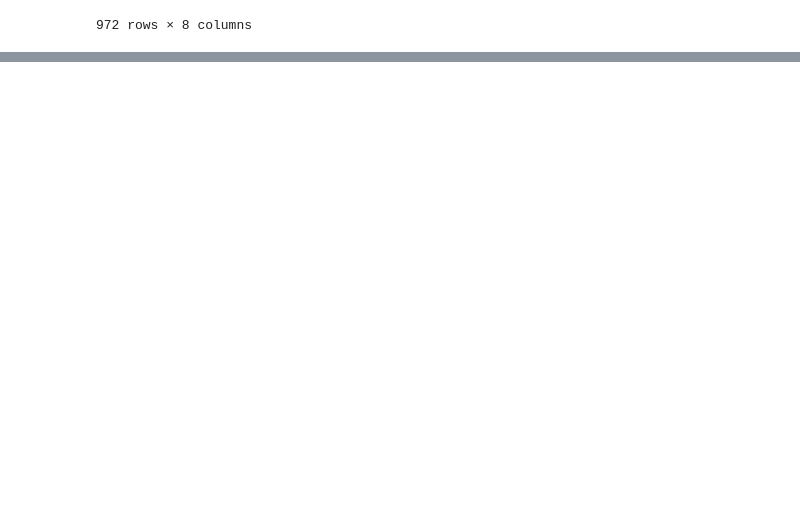
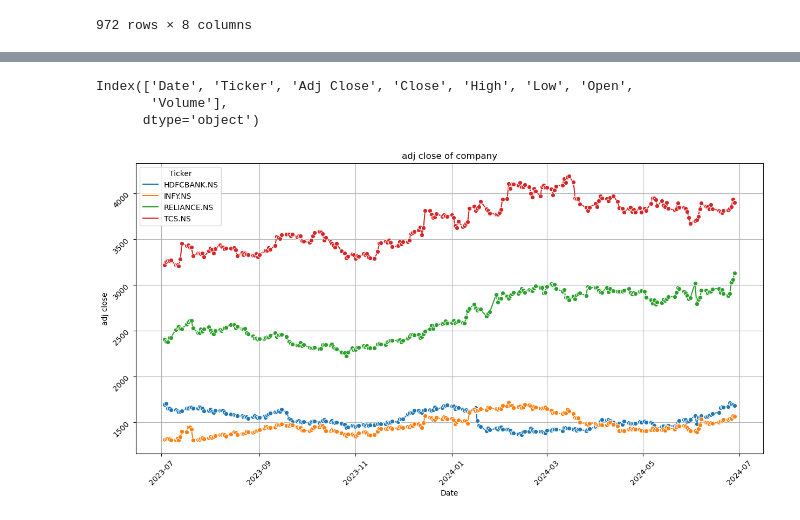
Before and after one commit to jagadabhijaswanth/Stock-Market-Portfolio-Optimization, a Jupyter notebook: Stock-Market-Portfolio-Optimization.ipynb, the cells around one changed output, grey strips where cells are left out. Saved outputs shown, nothing was run; the diff lists cells and outputs as text; code cells hidden in the pictures; blank space fills up the shorter version.

```diff
--- a/Stock-Market-Portfolio-Optimization.ipynb
+++ b/Stock-Market-Portfolio-Optimization.ipynb
@@ -113,3 +117,8 @@ stock_data
 | 970 | 2024-06-28 | RELIANCE.NS | 3130.800049 | 3130.800049 | 3162.000000 | 3062.050049 | 3062.050049 | 14478668.0 |
 | 971 | 2024-06-28 | TCS.NS | 3904.149902 | 3904.149902 | 3960.000000 | 3897.850098 | 3917.800049 | 2731571.0 |
 972 rows × 8 columns
+# %%
+stockdata['Date'] = pd.to_datetime(stock_data['Date'])
+stockdata.set_index('Date',inplace=True)
+stockdata.reset_index(inplace=True)
+stockdata
@@ -115,0 +139,19 @@ stock_data
+# %%
+stockdata.columns
+# %% [output]
+Index(['Date', 'Ticker', 'Adj Close', 'Close', 'High', 'Low', 'Open',
+       'Volume'],
+      dtype='object')
+# %%
+plt.figure(figsize=(15, 7))
+sns.lineplot(data=stockdata,x='Date',y='Adj Close',hue='Ticker', marker='o')
+plt.title('adj close of company')
+plt.xlabel('Date')
+plt.ylabel('adj close')
+plt.grid('True')
+plt.xticks(rotation=45)
+
+plt.yticks(rotation=45)
+plt.show()
+# %% [output]
+[figure, added]
```
Also changed, not shown: parts of 6 cells of this notebook.
